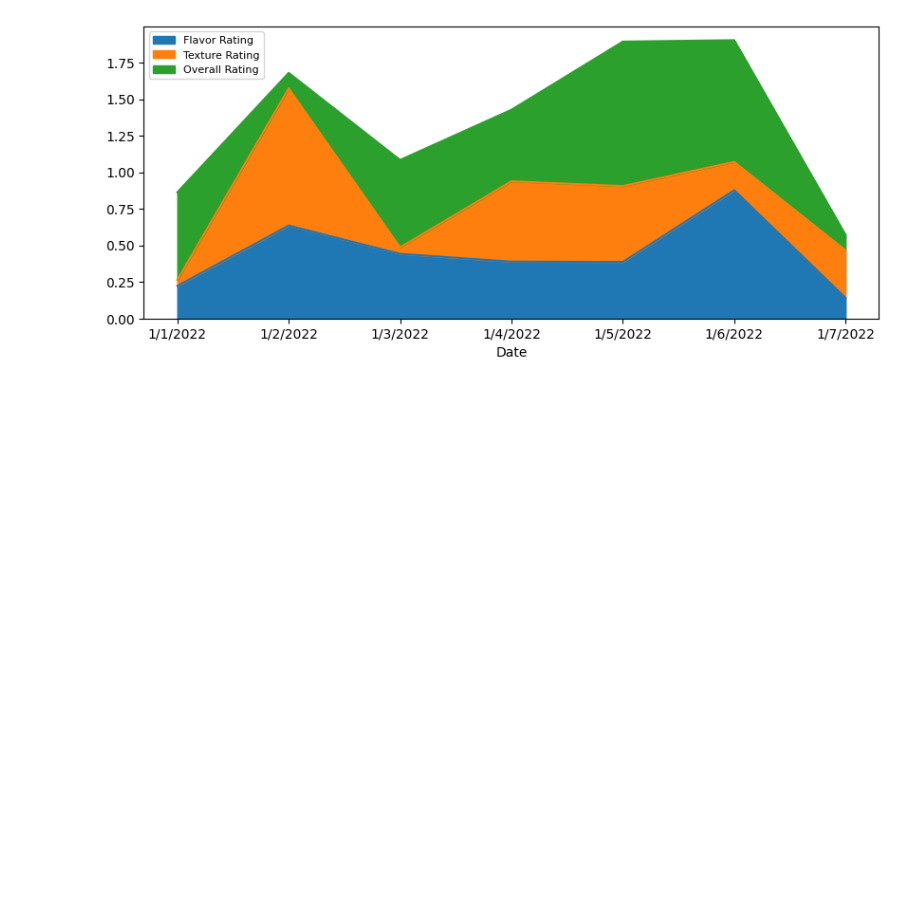
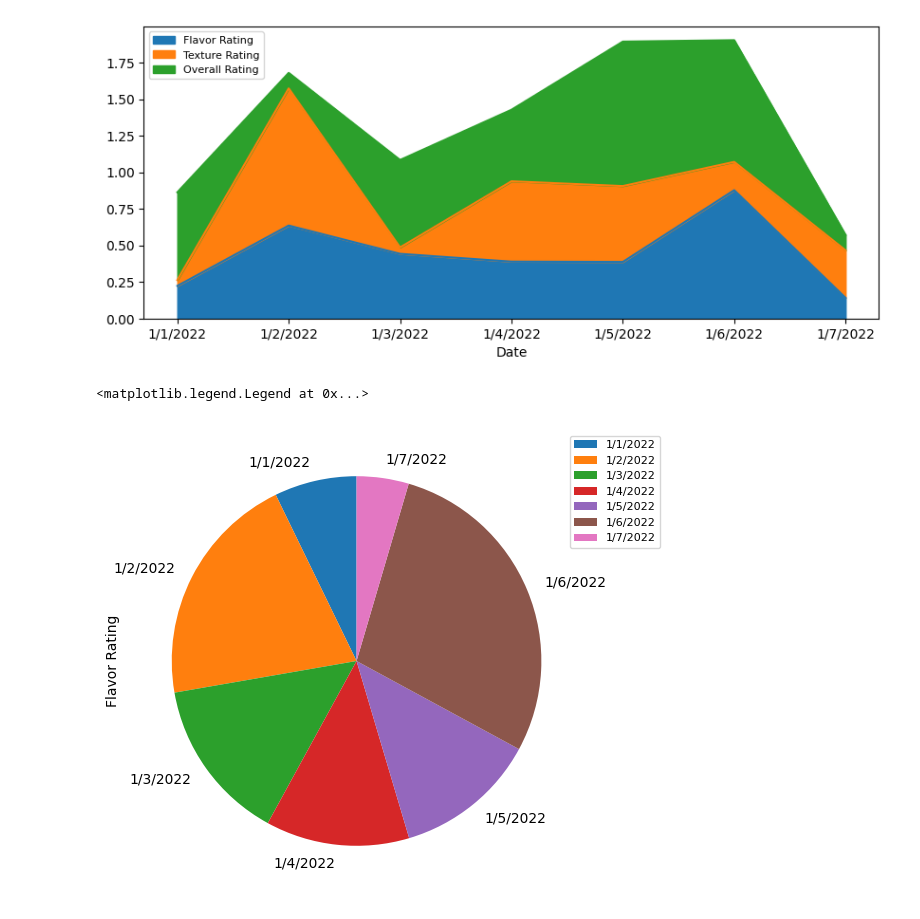
Before and after one commit to pvslav/portfolio, a Jupyter notebook: Python/pandas_fundamentals.ipynb, the cells around one changed output. Saved outputs shown, nothing was run; the diff lists cells and outputs as text; code cells hidden in the pictures; blank space fills up the shorter version.

```diff
--- a/Python/pandas_fundamentals.ipynb
+++ b/Python/pandas_fundamentals.ipynb
@@ -651,3 +651,9 @@ plt.legend(loc='upper left', fontsize=8)
 # %% [output]
 <matplotlib.legend.Legend at 0x...>
 [figure]
+# %%
+df.plot.pie(y='Flavor Rating', figsize=(10,6), startangle=90)
+plt.legend(bbox_to_anchor=(0.95, 1), loc='upper left', fontsize=8)
+# %% [output]
+<matplotlib.legend.Legend at 0x...>
+[figure, added]
```
